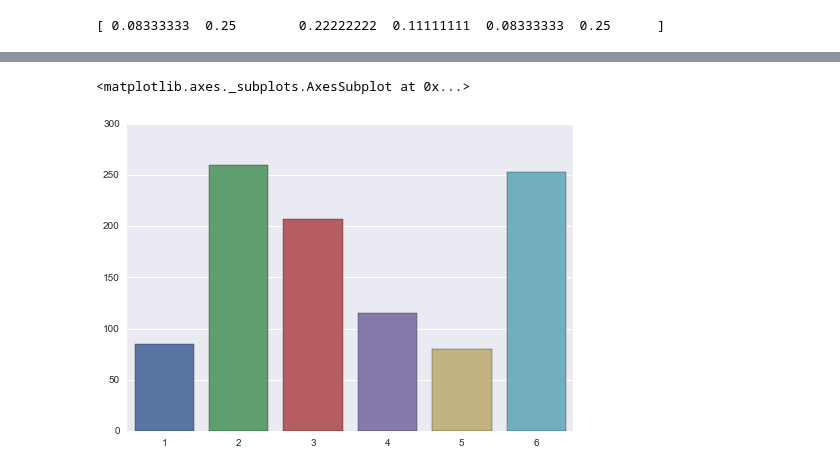
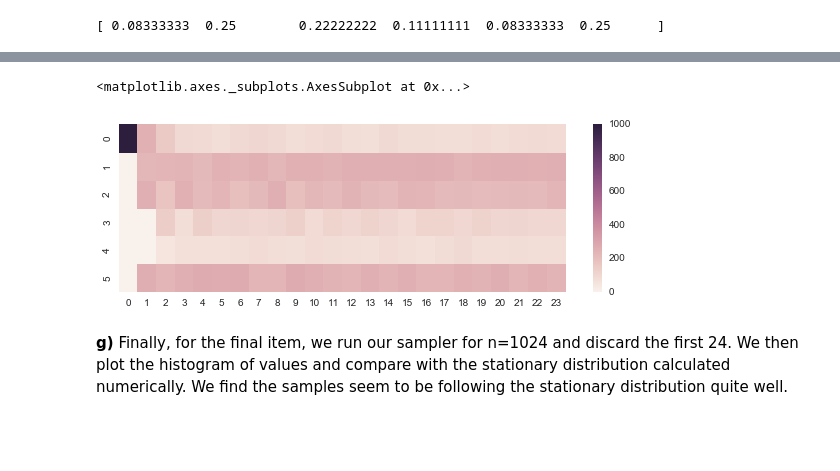
Before and after one commit to Bogazici-CMPE548-Spring2016/Cmpe548-Assignment2, a Jupyter notebook: HW2.ipynb, the cells around one changed output, grey strips where cells are left out. Saved outputs shown, nothing was run; the diff lists cells and outputs as text; code cells hidden in the pictures; blank space fills up the shorter version.

```diff
--- a/HW2.ipynb
+++ b/HW2.ipynb
@@ -192,8 +213,13 @@ def sample_run(st, A, N=24):
 samples = []
 arrs = []
 for i in range(1000):
-    run = sample_run(1, A)
+    run = sample_run(0, A)
     samples.append(run[0])
     arrs.append(run[1])
 
-unique, counts = np.unique(np.array(samples) + 1, return_counts=True)
+#unique, counts = np.unique(np.array(samples) + 1, return_counts=True)
+# For each trajectory, get a histogram:
+
+def nice_histogram(x):
+    u, c = np.unique(x,return_counts=True)
+    return np.array([c[u == i][0] if len(c[u == i]) > 0 else 0 for i in range(6)])
@@ -204,5 +226,10 @@ print unique, counts
-# %%
-sns.barplot(unique, counts)
-# %% [output]
-<matplotlib.axes._subplots.AxesSubplot at 0x...>
-[figure, removed]
+# %%
+Traj = np.array(arrs)
+a = np.apply_along_axis(nice_histogram, 0, Traj)
+pl.figure(figsize=(10,3))
+sns.heatmap(a)
+# %% [output]
+<matplotlib.axes._subplots.AxesSubplot at 0x...>
+[figure, added]
+# %% [markdown]
+**g)** Finally, for the final item, we run our sampler for n=1024 and discard the first 24. We then plot the histogram of values and compare with the stationary distribution calculated numerically. We find the samples seem to be following the stationary distribution quite well.
```
Also changed, not shown: parts of 15 cells of this notebook.
